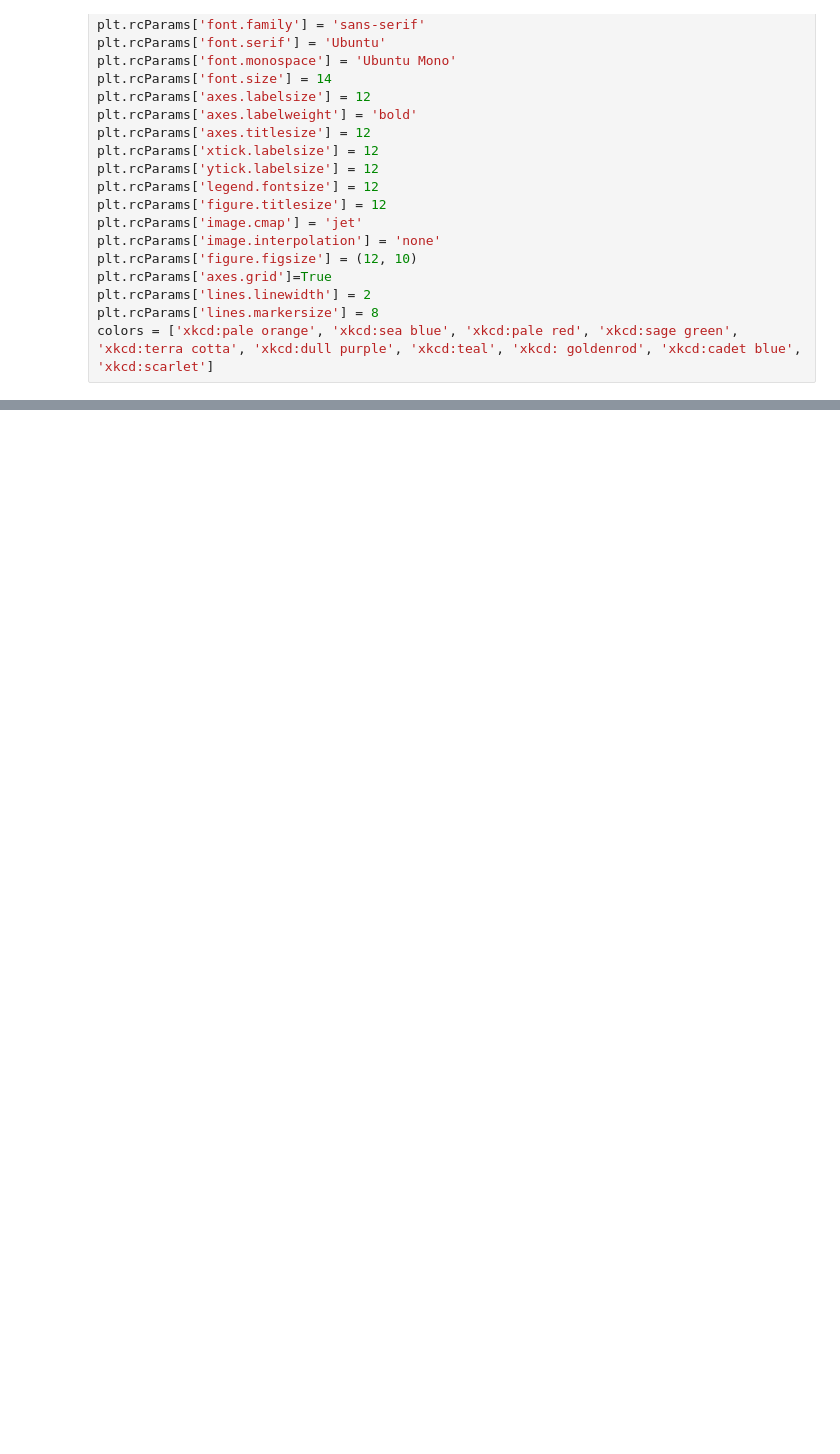
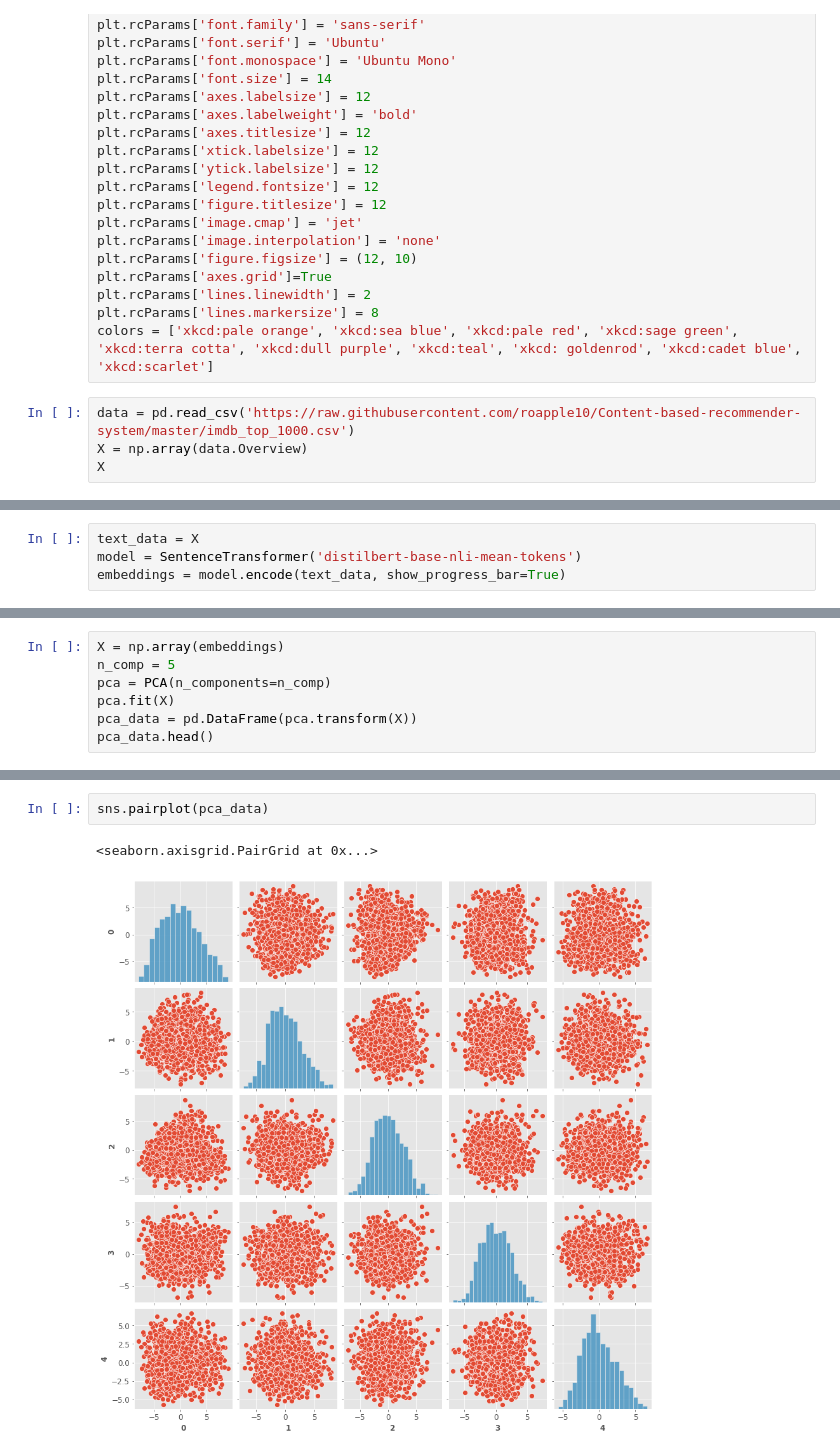
Before and after one commit to roapple10/Content-based-recommender-system, a Jupyter notebook: Content_based_recommender_system.ipynb, the cells around one changed output, grey strips where cells are left out. Saved outputs shown, nothing was run; the diff lists cells and outputs as text; blank space fills up the shorter version.

```diff
--- a/Content_based_recommender_system.ipynb
+++ b/Content_based_recommender_system.ipynb
@@ -33,3 +35,7 @@ plt.rcParams['lines.linewidth'] = 2
 plt.rcParams['lines.markersize'] = 8
 colors = ['xkcd:pale orange', 'xkcd:sea blue', 'xkcd:pale red', 'xkcd:sage green', 'xkcd:terra cotta', 'xkcd:dull purple', 'xkcd:teal', 'xkcd: goldenrod', 'xkcd:cadet blue',
 'xkcd:scarlet']
+# %%
+data = pd.read_csv('https://raw.githubusercontent.com/roapple10/Content-based-recommender-system/master/imdb_top_1000.csv')
+X = np.array(data.Overview)
+X
@@ -35,0 +61,4 @@ colors = ['xkcd:pale orange', 'xkcd:sea blue', 'xkcd:pale red', 'xkcd:sage green
+# %%
+text_data = X
+model = SentenceTransformer('distilbert-base-nli-mean-tokens')
+embeddings = model.encode(text_data, show_progress_bar=True)
@@ -35,0 +68,7 @@ colors = ['xkcd:pale orange', 'xkcd:sea blue', 'xkcd:pale red', 'xkcd:sage green
+# %%
+X = np.array(embeddings)
+n_comp = 5
+pca = PCA(n_components=n_comp)
+pca.fit(X)
+pca_data = pd.DataFrame(pca.transform(X))
+pca_data.head()
@@ -35,0 +82,5 @@ colors = ['xkcd:pale orange', 'xkcd:sea blue', 'xkcd:pale red', 'xkcd:sage green
+# %%
+sns.pairplot(pca_data)
+# %% [output]
+<seaborn.axisgrid.PairGrid at 0x...>
+[figure, added]
```
Also changed, not shown: parts of 16 cells of this notebook.
